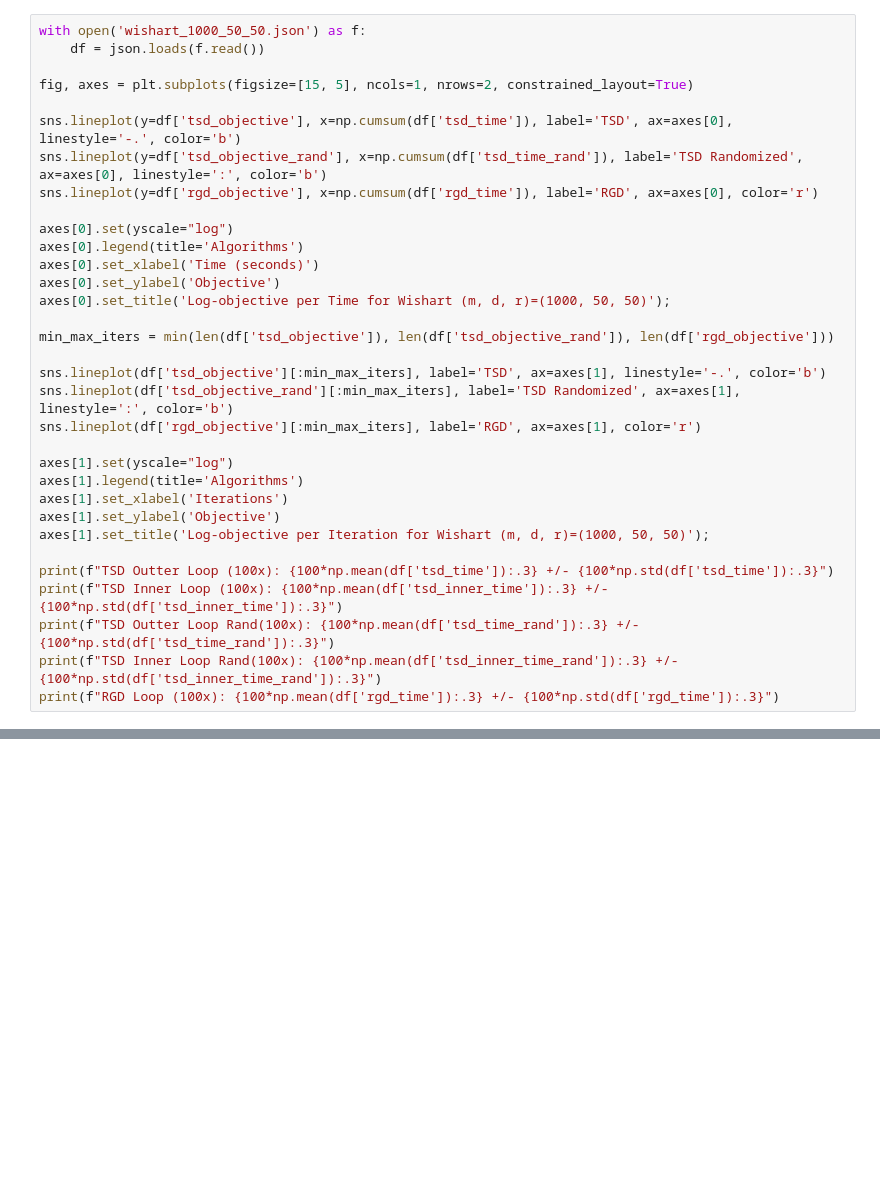
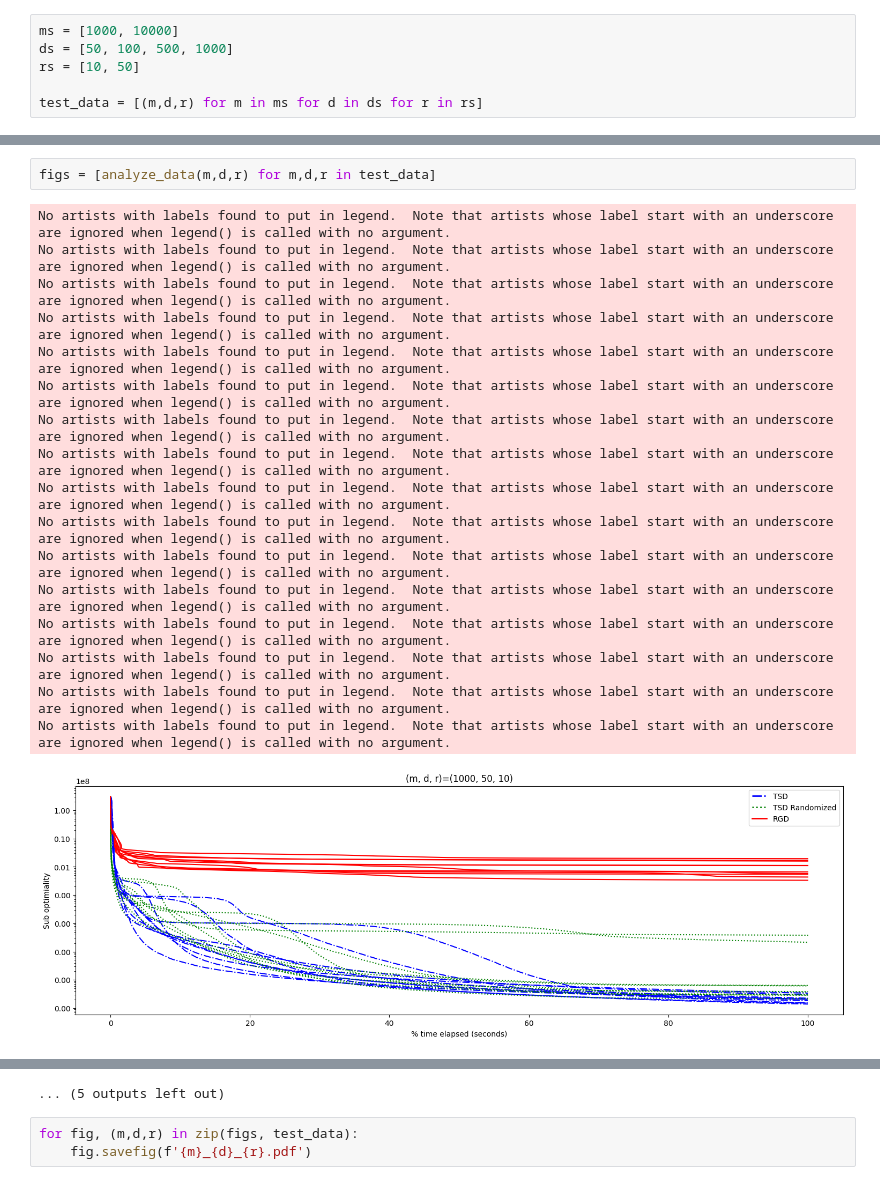
Before and after one commit to bgmello/tsd, a Jupyter notebook: analysis.ipynb, the cells around one changed output, grey strips where cells are left out. Saved outputs shown, nothing was run; the diff lists cells and outputs as text; blank space fills up the shorter version.

```diff
--- a/analysis.ipynb
+++ b/analysis.ipynb
@@ -6,33 +51,6 @@ import json
 # %%
-with open('wishart_1000_50_50.json') as f:
-    df = json.loads(f.read())
+ms = [1000, 10000]
+ds = [50, 100, 500, 1000]
+rs = [10, 50]
 
-fig, axes = plt.subplots(figsize=[15, 5], ncols=1, nrows=2, constrained_layout=True)
-
-sns.lineplot(y=df['tsd_objective'], x=np.cumsum(df['tsd_time']), label='TSD', ax=axes[0], linestyle='-.', color='b')
-sns.lineplot(y=df['tsd_objective_rand'], x=np.cumsum(df['tsd_time_rand']), label='TSD Randomized', ax=axes[0], linestyle=':', color='b')
-sns.lineplot(y=df['rgd_objective'], x=np.cumsum(df['rgd_time']), label='RGD', ax=axes[0], color='r')
-
-axes[0].set(yscale="log")
-axes[0].legend(title='Algorithms')
-axes[0].set_xlabel('Time (seconds)')
-axes[0].set_ylabel('Objective')
-axes[0].set_title('Log-objective per Time for Wishart (m, d, r)=(1000, 50, 50)');
-
-min_max_iters = min(len(df['tsd_objective']), len(df['tsd_objective_rand']), len(df['rgd_objective']))
-
-sns.lineplot(df['tsd_objective'][:min_max_iters], label='TSD', ax=axes[1], linestyle='-.', color='b')
-sns.lineplot(df['tsd_objective_rand'][:min_max_iters], label='TSD Randomized', ax=axes[1], linestyle=':', color='b')
-sns.lineplot(df['rgd_objective'][:min_max_iters], label='RGD', ax=axes[1], color='r')
-
-axes[1].set(yscale="log")
-axes[1].legend(title='Algorithms')
-axes[1].set_xlabel('Iterations')
-axes[1].set_ylabel('Objective')
-axes[1].set_title('Log-objective per Iteration for Wishart (m, d, r)=(1000, 50, 50)');
-
-print(f"TSD Outter Loop (100x): {100*np.mean(df['tsd_time']):.3} +/- {100*np.std(df['tsd_time']):.3}")
-print(f"TSD Inner Loop (100x): {100*np.mean(df['tsd_inner_time']):.3} +/- {100*np.std(df['tsd_inner_time']):.3}")
-print(f"TSD Outter Loop Rand(100x): {100*np.mean(df['tsd_time_rand']):.3} +/- {100*np.std(df['tsd_time_rand']):.3}")
-print(f"TSD Inner Loop Rand(100x): {100*np.mean(df['tsd_inner_time_rand']):.3} +/- {100*np.std(df['tsd_inner_time_rand']):.3}")
-print(f"RGD Loop (100x): {100*np.mean(df['rgd_time']):.3} +/- {100*np.std(df['rgd_time']):.3}")
+test_data = [(m,d,r) for m in ms for d in ds for r in rs]
@@ -85,0 +63,20 @@ RGD Loop (100x): 4.53 +/- 3.11
+# %%
+figs = [analyze_data(m,d,r) for m,d,r in test_data]
+# %% [output]
+No artists with labels found to put in legend.  Note that artists whose label start with an underscore are ignored when legend() is called with no argument.
+No artists with labels found to put in legend.  Note that artists whose label start with an underscore are ignored when legend() is called with no argument.
+No artists with labels found to put in legend.  Note that artists whose label start with an underscore are ignored when legend() is called with no argument.
+No artists with labels found to put in legend.  Note that artists whose label start with an underscore are ignored when legend() is called with no argument.
+No artists with labels found to put in legend.  Note that artists whose label start with an underscore are ignored when legend() is called with no argument.
+No artists with labels found to put in legend.  Note that artists whose label start with an underscore are ignored when legend() is called with no argument.
+No artists with labels found to put in legend.  Note that artists whose label start with an underscore are ignored when legend() is called with no argument.
+No artists with labels found to put in legend.  Note that artists whose label start with an underscore are ignored when legend() is called with no argument.
+No artists with labels found to put in legend.  Note that artists whose label start with an underscore are ignored when legend() is called with no argument.
+No artists with labels found to put in legend.  Note that artists whose label start with an underscore are ignored when legend() is called with no argument.
+No artists with labels found to put in legend.  Note that artists whose label start with an underscore are ignored when legend() is called with no argument.
+No artists with labels found to put in legend.  Note that artists whose label start with an underscore are ignored when legend() is called with no argument.
+No artists with labels found to put in legend.  Note that artists whose label start with an underscore are ignored when legend() is called with no argument.
+No artists with labels found to put in legend.  Note that artists whose label start with an underscore are ignored when legend() is called with no argument.
+No artists with labels found to put in legend.  Note that artists whose label start with an underscore are ignored when legend() is called with no argument.
+No artists with labels found to put in legend.  Note that artists whose label start with an underscore are ignored when legend() is called with no argument.
+[figure, added]
@@ -85,0 +93,4 @@ RGD Loop (100x): 4.53 +/- 3.11
+... (5 outputs left out)
+# %%
+for fig, (m,d,r) in zip(figs, test_data):
+    fig.savefig(f'{m}_{d}_{r}.pdf')
```
Also changed, not shown: parts of 6 cells of this notebook, 2 other files.
